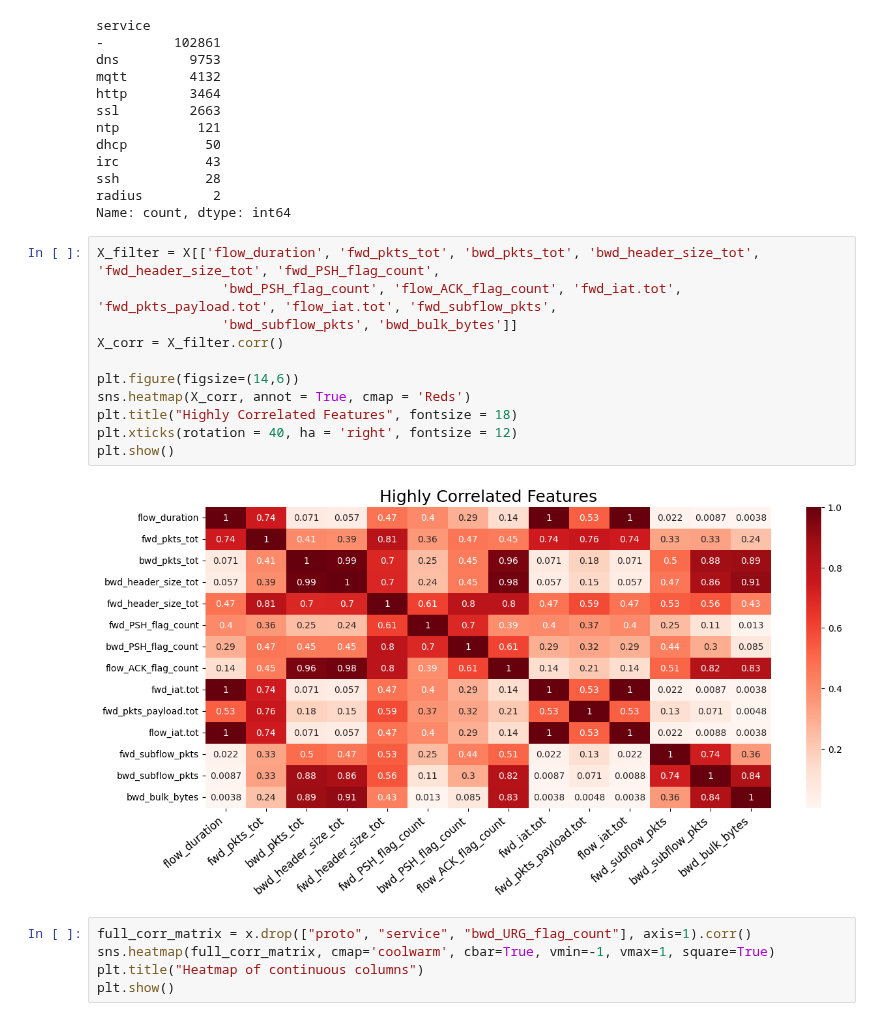
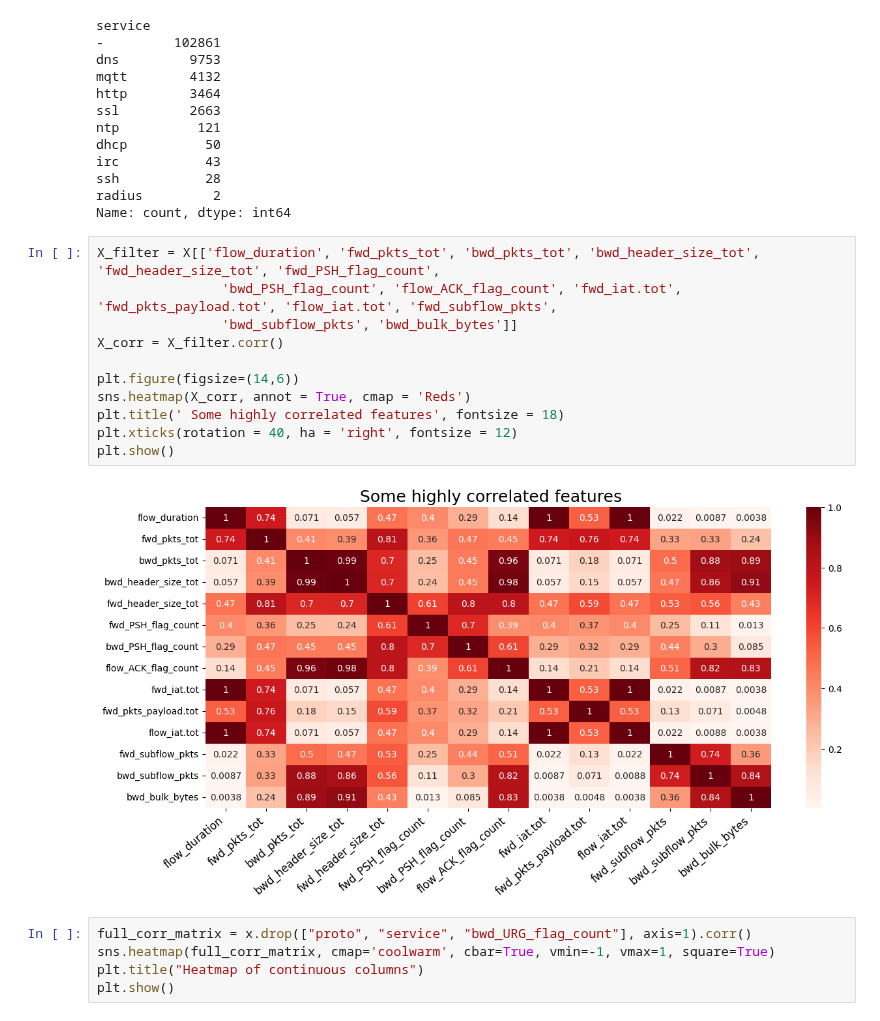
Before and after one commit to connormcmanigal/IoT-IDS-VAE-Classification, a Jupyter notebook: report.ipynb, the cells around one changed output. Cells and saved outputs as stored; diff of their text form.

```diff
--- a/report.ipynb
+++ b/report.ipynb
@@ -105,16 +105,16 @@ Name: count, dtype: int64
 # %%
 X_filter = X[['flow_duration', 'fwd_pkts_tot', 'bwd_pkts_tot', 'bwd_header_size_tot', 'fwd_header_size_tot', 'fwd_PSH_flag_count',
                 'bwd_PSH_flag_count', 'flow_ACK_flag_count', 'fwd_iat.tot', 'fwd_pkts_payload.tot', 'flow_iat.tot', 'fwd_subflow_pkts',
                 'bwd_subflow_pkts', 'bwd_bulk_bytes']]
 X_corr = X_filter.corr()
 
 plt.figure(figsize=(14,6))
 sns.heatmap(X_corr, annot = True, cmap = 'Reds')
-plt.title("Highly Correlated Features", fontsize = 18)
+plt.title(' Some highly correlated features', fontsize = 18)
 plt.xticks(rotation = 40, ha = 'right', fontsize = 12)
 plt.show()
 # %% [output]
-[figure, old version]
+[figure, new version]
 # %%
 full_corr_matrix = x.drop(["proto", "service", "bwd_URG_flag_count"], axis=1).corr()
 sns.heatmap(full_corr_matrix, cmap='coolwarm', cbar=True, vmin=-1, vmax=1, square=True)
```
Also changed, not shown: parts of 6 cells of this notebook.
